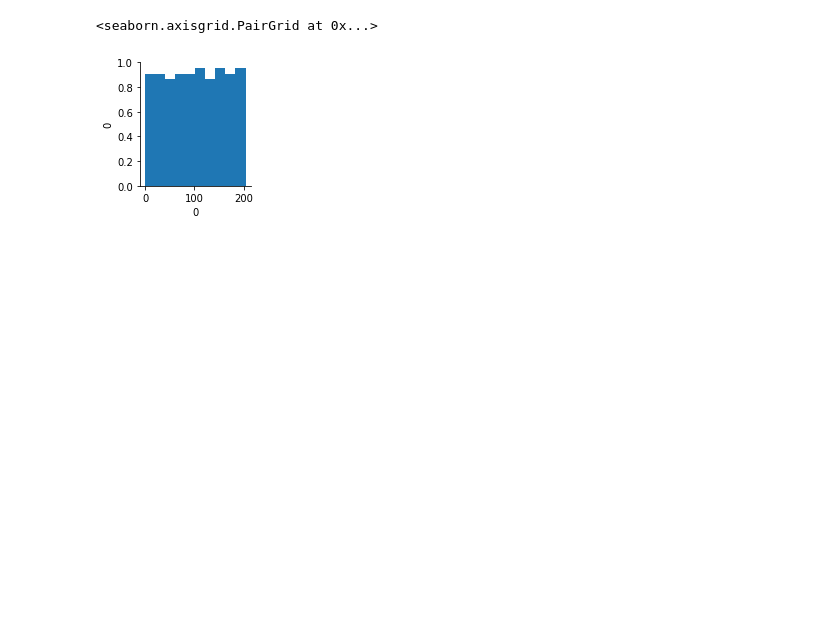
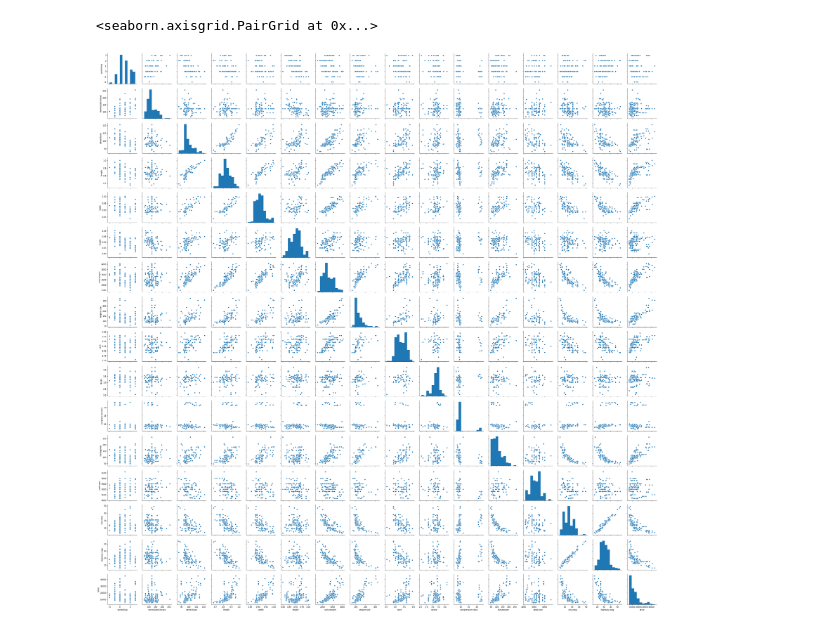
Before and after one commit to sdman135/Cars-project, a Jupyter notebook: Untitled.ipynb, the cells around one changed output. Cells and saved outputs as stored; diff of their text form; code cells hidden in the pictures; blank space fills up the shorter version.

```diff
--- a/Untitled.ipynb
+++ b/Untitled.ipynb
@@ -43,5 +89,5 @@ df_drop.drop(columns=)
 # %%
-sns.pairplot(df[], kind='scatter', dropna=True)
+sns.pairplot(df, kind='scatter', dropna=True,)
 # %% [output]
 <seaborn.axisgrid.PairGrid at 0x...>
-[figure, old version]
+[figure, new version]
```
Also changed, not shown: parts of 10 cells of this notebook, 1 other file.
